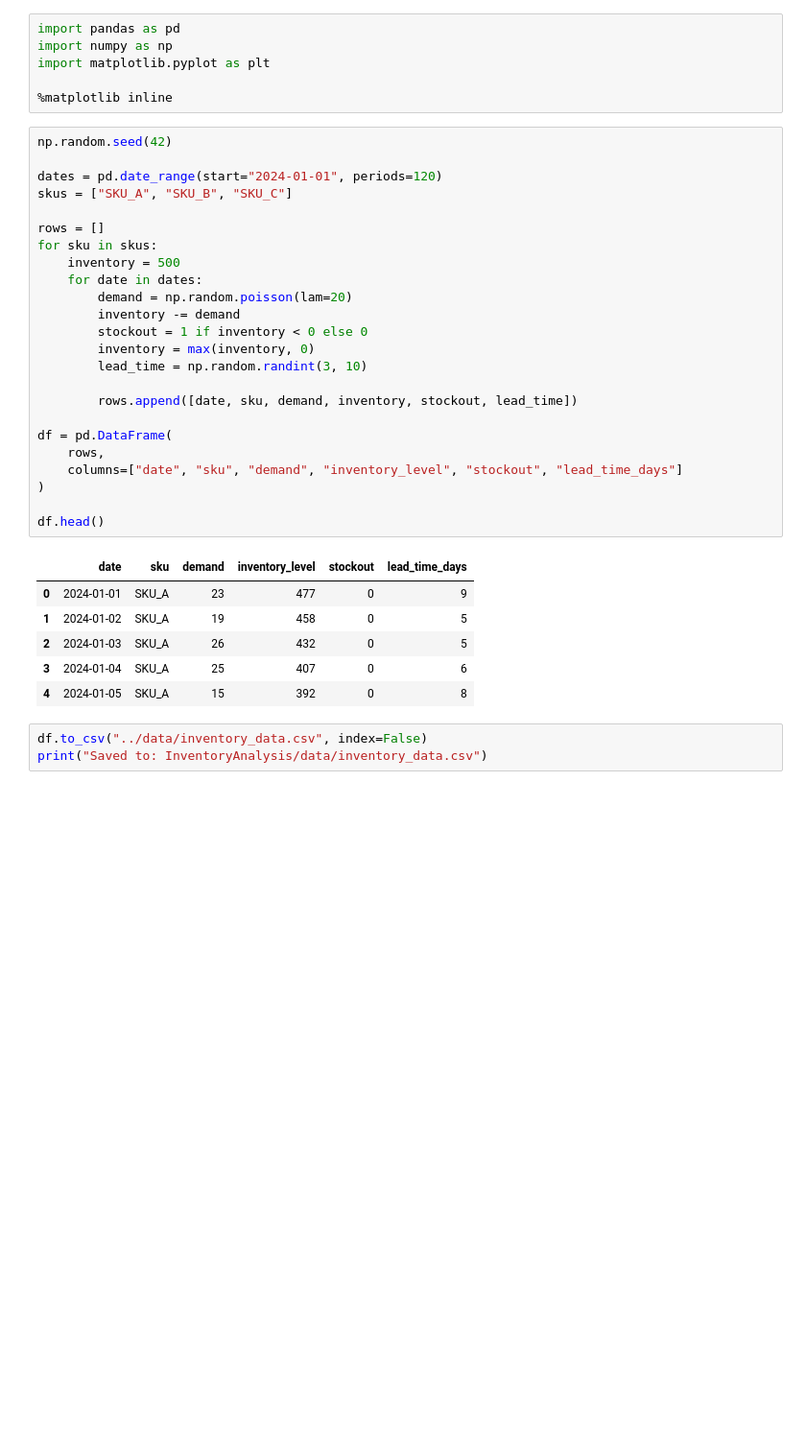
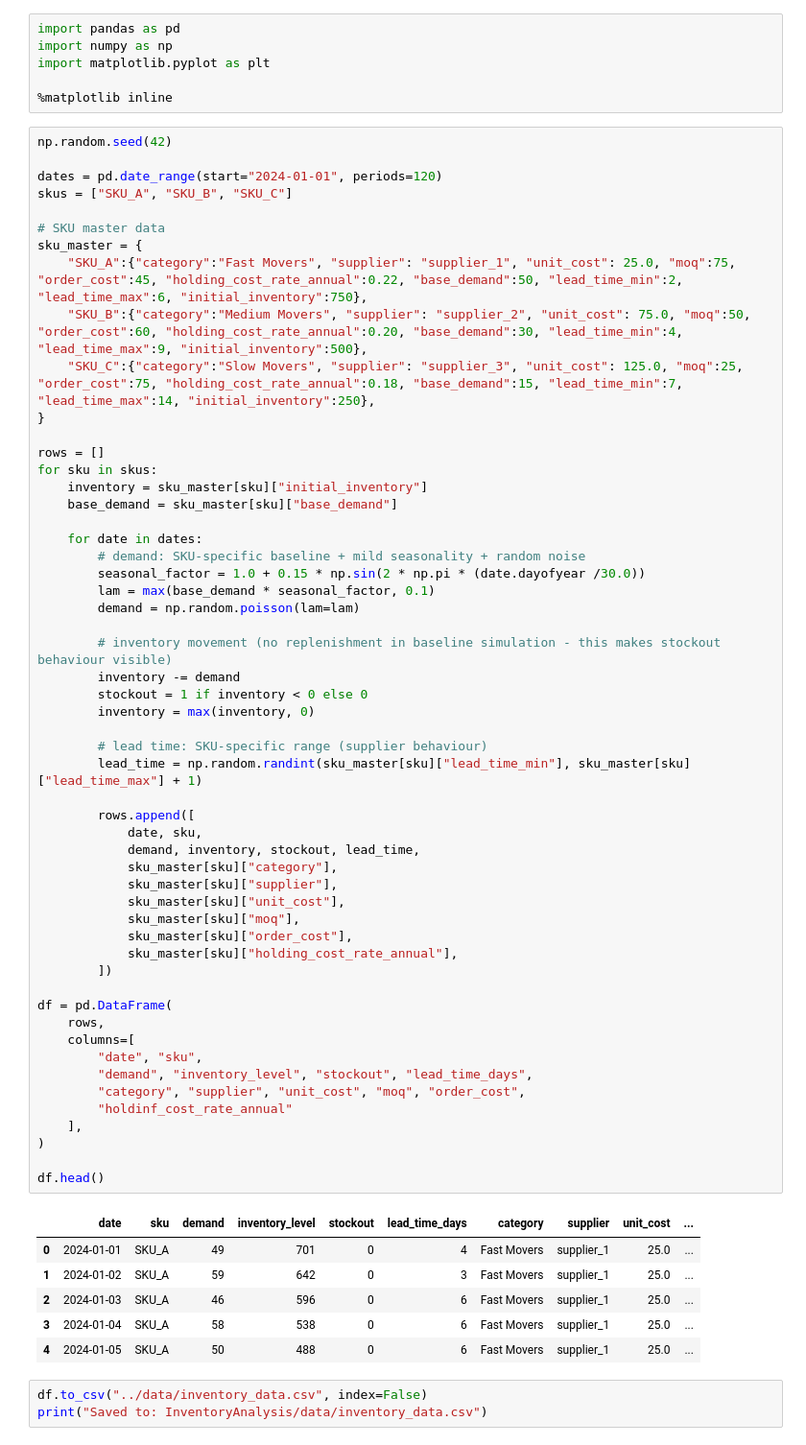
Before and after one commit to junijun/data-analytics-portfolio, a Jupyter notebook: InventoryAnalysis/notebooks/inventory_analysis.ipynb, the cells around one changed output. Shown at 96% size. Cells and saved outputs as stored; diff of their text form; blank space fills up the shorter version.

Commit message:
Update inventory analysis notebook with warehouse-style master data

```diff
--- a/InventoryAnalysis/notebooks/inventory_analysis.ipynb
+++ b/InventoryAnalysis/notebooks/inventory_analysis.ipynb
@@ -21,34 +33,64 @@ import matplotlib.pyplot as plt
 # %%
 np.random.seed(42)
 
 dates = pd.date_range(start="2024-01-01", periods=120)
 skus = ["SKU_A", "SKU_B", "SKU_C"]
 
+# SKU master data
+sku_master = {
+    "SKU_A":{"category":"Fast Movers", "supplier": "supplier_1", "unit_cost": 25.0, "moq":75, "order_cost":45, "holding_cost_rate_annual":0.22, "base_demand":50, "lead_time_min":2, "lead_time_max":6, "initial_inventory":750},
+    "SKU_B":{"category":"Medium Movers", "supplier": "supplier_2", "unit_cost": 75.0, "moq":50, "order_cost":60, "holding_cost_rate_annual":0.20, "base_demand":30, "lead_time_min":4, "lead_time_max":9, "initial_inventory":500},
+    "SKU_C":{"category":"Slow Movers", "supplier": "supplier_3", "unit_cost": 125.0, "moq":25, "order_cost":75, "holding_cost_rate_annual":0.18, "base_demand":15, "lead_time_min":7, "lead_time_max":14, "initial_inventory":250},
+}
+
 rows = []
 for sku in skus:
-    inventory = 500
+    inventory = sku_master[sku]["initial_inventory"]
+    base_demand = sku_master[sku]["base_demand"]
+
     for date in dates:
-        demand = np.random.poisson(lam=20)
+        # demand: SKU-specific baseline + mild seasonality + random noise
+        seasonal_factor = 1.0 + 0.15 * np.sin(2 * np.pi * (date.dayofyear /30.0))
+        lam = max(base_demand * seasonal_factor, 0.1)
+        demand = np.random.poisson(lam=lam)
+
+        # inventory movement (no replenishment in baseline simulation - this makes stockout behaviour visible)
         inventory -= demand
         stockout = 1 if inventory < 0 else 0
         inventory = max(inventory, 0)
-        lead_time = np.random.randint(3, 10)
 
-        rows.append([date, sku, demand, inventory, stockout, lead_time])
+        # lead time: SKU-specific range (supplier behaviour)
+        lead_time = np.random.randint(sku_master[sku]["lead_time_min"], sku_master[sku]["lead_time_max"] + 1)
+
+        rows.append([
+            date, sku,
+            demand, inventory, stockout, lead_time,
+            sku_master[sku]["category"],
+            sku_master[sku]["supplier"],
+            sku_master[sku]["unit_cost"],
+            sku_master[sku]["moq"],
+            sku_master[sku]["order_cost"],
+            sku_master[sku]["holding_cost_rate_annual"],
+        ])
 
 df = pd.DataFrame(
     rows,
-    columns=["date", "sku", "demand", "inventory_level", "stockout", "lead_time_days"]
+    columns=[
+        "date", "sku",
+        "demand", "inventory_level", "stockout", "lead_time_days",
+        "category", "supplier", "unit_cost", "moq", "order_cost",
+        "holdinf_cost_rate_annual"
+    ],
 )
 
 df.head()
 # %% [output]
-|  | date | sku | demand | inventory_level | stockout | lead_time_days |
-| 0 | 2024-01-01 | SKU_A | 23 | 477 | 0 | 9 |
-| 1 | 2024-01-02 | SKU_A | 19 | 458 | 0 | 5 |
-| 2 | 2024-01-03 | SKU_A | 26 | 432 | 0 | 5 |
-| 3 | 2024-01-04 | SKU_A | 25 | 407 | 0 | 6 |
-| 4 | 2024-01-05 | SKU_A | 15 | 392 | 0 | 8 |
+|  | date | sku | demand | inventory_level | stockout | lead_time_days | category | supplier | unit_cost | ... |
+| 0 | 2024-01-01 | SKU_A | 49 | 701 | 0 | 4 | Fast Movers | supplier_1 | 25.0 | ... |
+| 1 | 2024-01-02 | SKU_A | 59 | 642 | 0 | 3 | Fast Movers | supplier_1 | 25.0 | ... |
+| 2 | 2024-01-03 | SKU_A | 46 | 596 | 0 | 6 | Fast Movers | supplier_1 | 25.0 | ... |
+| 3 | 2024-01-04 | SKU_A | 58 | 538 | 0 | 6 | Fast Movers | supplier_1 | 25.0 | ... |
+| 4 | 2024-01-05 | SKU_A | 50 | 488 | 0 | 6 | Fast Movers | supplier_1 | 25.0 | ... |
 # %%
 df.to_csv("../data/inventory_data.csv", index=False)
 print("Saved to: InventoryAnalysis/data/inventory_data.csv")
```
Also changed, not shown: parts of 1 cell of this notebook, 1 other file.
